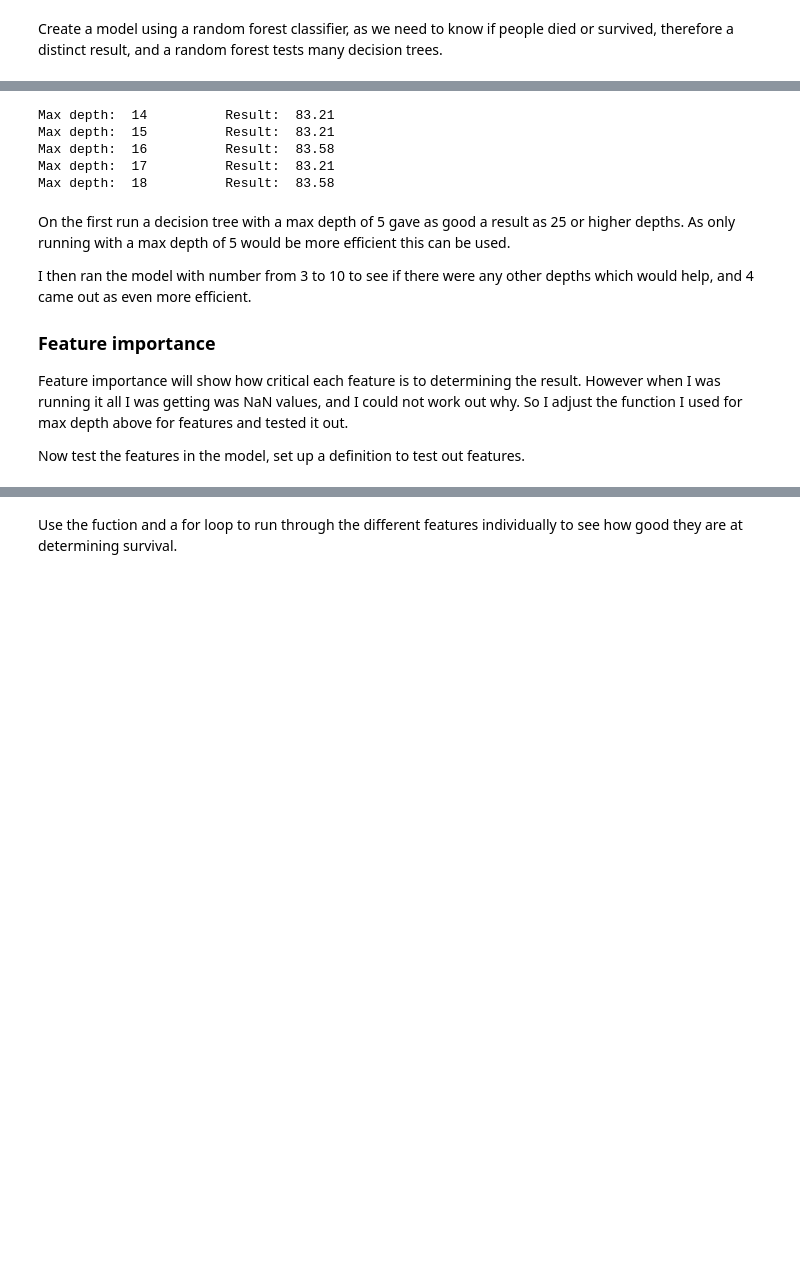
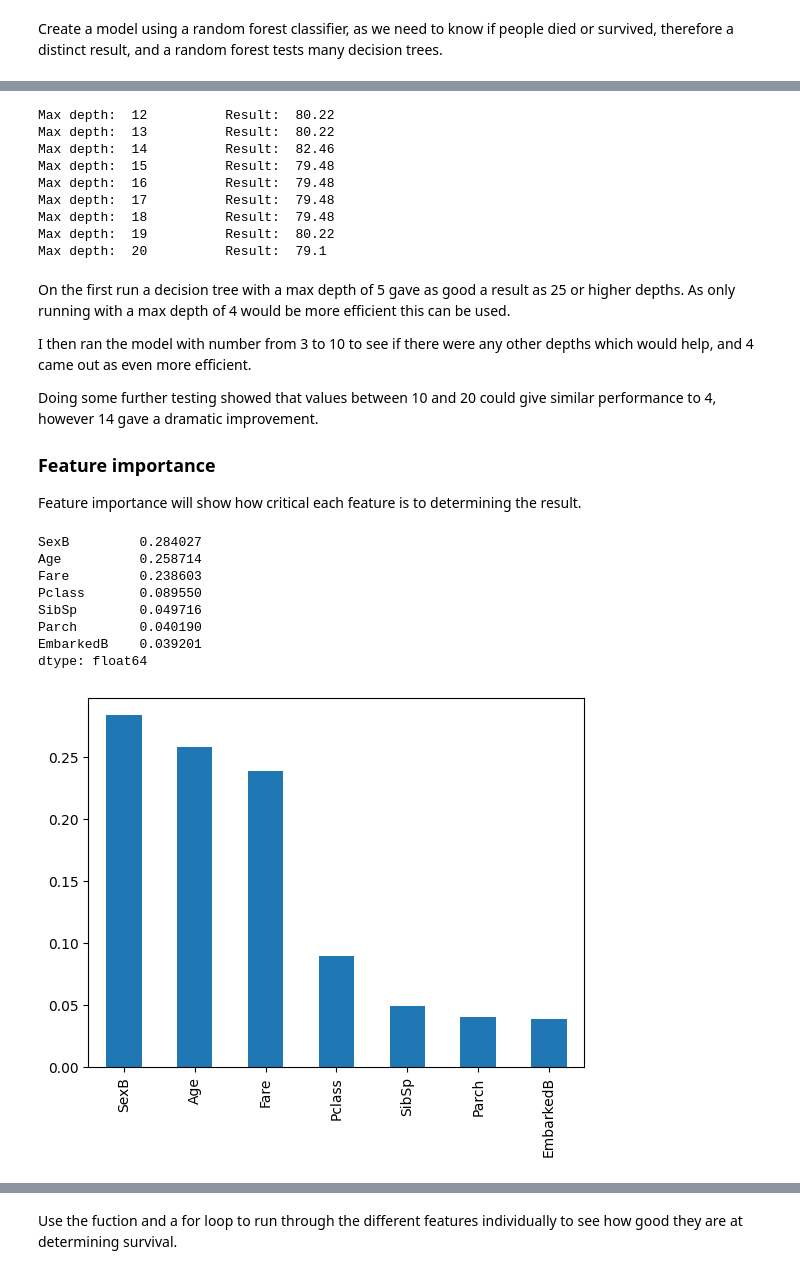
Before and after one commit to tomdbignell/1.-Titanic---Machine-Learning-from-Disaster, a Jupyter notebook: Titanic code.ipynb, the cells around one changed output, grey strips where cells are left out. Saved outputs shown, nothing was run; the diff lists cells and outputs as text; code cells hidden in the pictures; blank space fills up the shorter version.

```diff
--- a/Titanic code.ipynb
+++ b/Titanic code.ipynb
@@ -230,9 +273,9 @@ Assign the survived data to a separate column as the target class, and the other
 #Assign features and classes to x, y values
 #x: features (Independent Variables)
 #y: target classes (Dependent Variables)
-features = ["Sex", "Fare", "SibSp", "Pclass", "Age",]
-x = train_data[features]
-y = train_data["Survived"]
+features = ["Pclass", "Age", "SibSp", "Parch", "Fare", "SexB", "EmbarkedB"]
+x = df_train[features]
+y = df_train["Survived"]
 
 #Convert non-numeric values to a numeric value
 x = pd.get_dummies(x)
@@ -260,7 +303,7 @@ print(y_train.shape)
 Create a model using a random forest classifier, as we need to know if people died or survived, therefore a distinct result, and a random forest tests many decision trees.
 # %%
 #Create model
-model = RandomForestClassifier(n_estimators=100, max_depth=16, random_state=101)
+model = RandomForestClassifier(n_estimators=100, random_state=101)
 
 #Train Model
 model.fit(x_train, y_train)
@@ -298,22 +360,44 @@ def get_result(max_depth, x_train, x_test, y_train, y_test):
     return(res)
 # %%
 #compare res with differing values of max_depth
-for max_depth in [14, 15, 16, 17, 18]:
+for max_depth in [12, 13, 14, 15, 16, 17, 18, 19, 20]:
     my_res = get_result(max_depth, x_train, x_test, y_train, y_test)
     print("Max depth: ", max_depth, "\t\tResult: ", my_res)
 # %% [output]
-Max depth:  14          Result:  83.21
-Max depth:  15          Result:  83.21
-Max depth:  16          Result:  83.58
-Max depth:  17          Result:  83.21
-Max depth:  18          Result:  83.58
+Max depth:  12          Result:  80.22
+Max depth:  13          Result:  80.22
+Max depth:  14          Result:  82.46
+Max depth:  15          Result:  79.48
+Max depth:  16          Result:  79.48
+Max depth:  17          Result:  79.48
+Max depth:  18          Result:  79.48
+Max depth:  19          Result:  80.22
+Max depth:  20          Result:  79.1
 # %% [markdown]
-On the first run a decision tree with a max depth of 5 gave as good a result as 25 or higher depths. As only running with a max depth of 5 would be more efficient this can be used.
+On the first run a decision tree with a max depth of 5 gave as good a result as 25 or higher depths. As only running with a max depth of 4 would be more efficient this can be used.
 
 I then ran the model with number from 3 to 10 to see if there were any other depths which would help, and 4 came out as even more efficient.
 
+Doing some further testing showed that values between 10 and 20 could give similar performance to 4, however 14 gave a dramatic improvement.
+
 ### Feature importance
 
-Feature importance will show how critical each feature is to determining the result. However when I was running it all I was getting was NaN values, and I could not work out why. So I adjust the function I used for max depth above for features and tested it out.
-
-Now test the features in the model, set up a definition to test out features.
+Feature importance will show how critical each feature is to determining the result.
+# %%
+# view the feature scores
+feature_scores = pd.Series(model.feature_importances_, index=x_train.columns).sort_values(ascending=False)
+
+# Plot a simple bar chart
+feature_scores.plot.bar()
+
+feature_scores
+# %% [output]
+SexB         0.284027
+Age          0.258714
+Fare         0.238603
+Pclass       0.089550
+SibSp        0.049716
+Parch        0.040190
+EmbarkedB    0.039201
+dtype: float64
+[figure, added]
```
Also changed, not shown: parts of 33 cells of this notebook.
